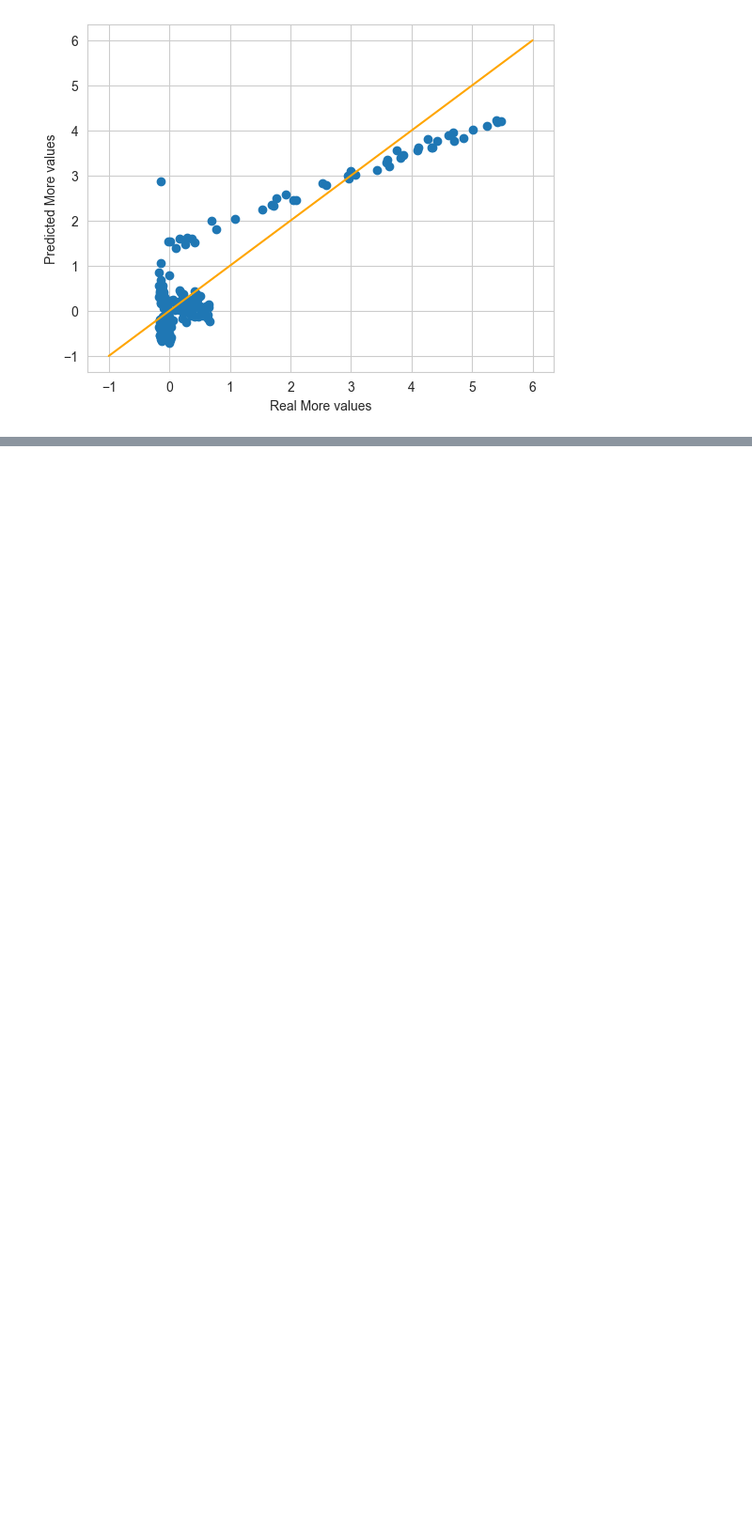
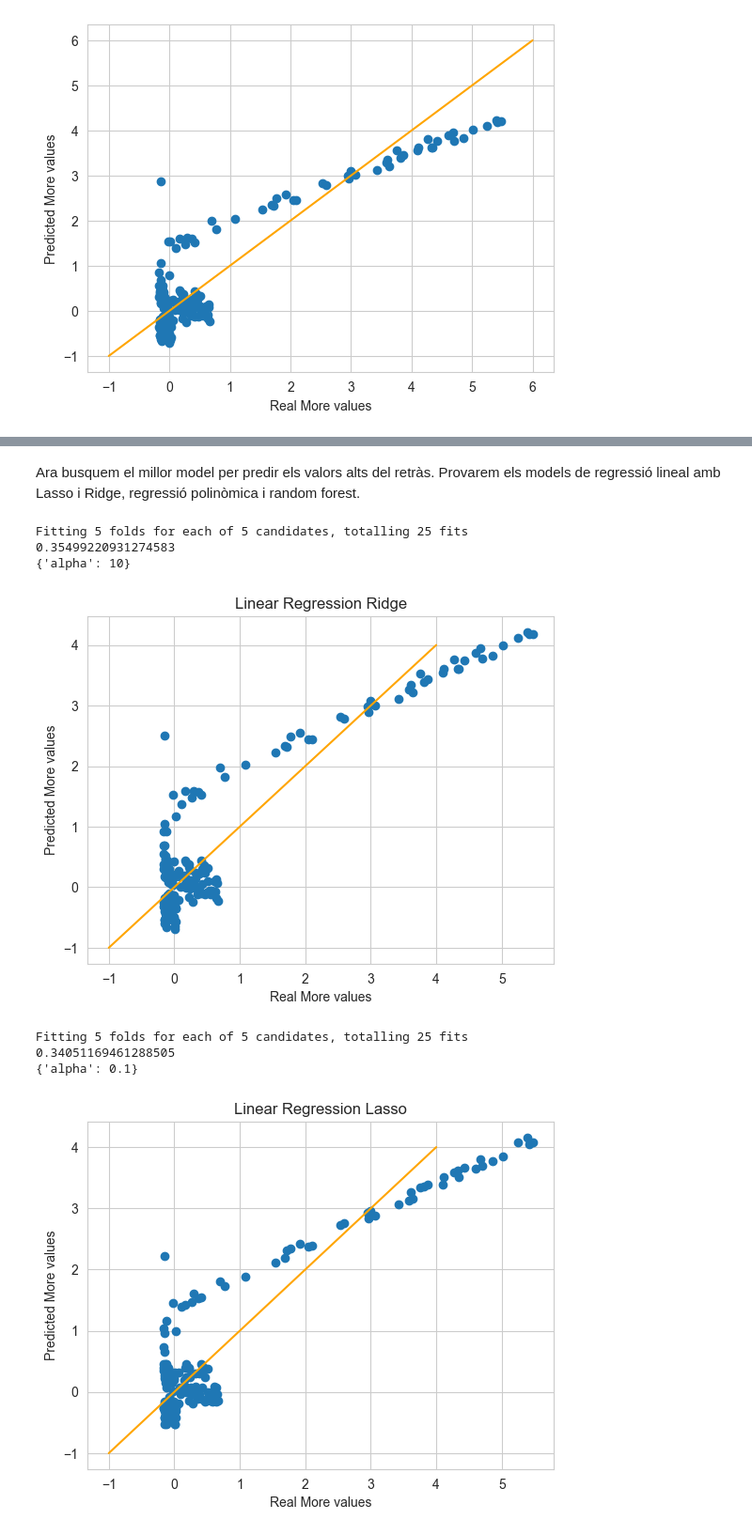
Before and after one commit to cmascarocatala/Kaggle_train_delay, a Jupyter notebook: Train_delay_analisy.ipynb, the cells around one changed output, grey strips where cells are left out. Shown at 94% size. Drawn from its saved outputs; the diff is of its cells as text; code cells hidden in the pictures; blank space fills up the shorter version.

```diff
--- a/Train_delay_analisy.ipynb
+++ b/Train_delay_analisy.ipynb
@@ -375,0 +456,45 @@ plt.show()
+# %% [markdown]
+Ara busquem el millor model per predir els valors alts del retràs. Provarem els models de regressió lineal amb Lasso i Ridge, regressió polinòmica i random forest.
+# %%
+param_more = {"alpha": [0.1, 1, 10, 100, 1000]}
+ridge=Ridge()
+grid_more_ridge = GridSearchCV(ridge, param_more, scoring='neg_mean_squared_error', n_jobs=-1, verbose=1)
+
+
+grid_more_ridge.fit(X_train_more, y_train_more)
+y_more_pred = grid_more_ridge.predict(X_test_more)
+mse = mean_squared_error(y_test_more, y_more_pred)
+print(mse)
+print(grid_more_ridge.best_params_)
+plt.scatter(y_test_more, y_more_pred)
+plt.title("Linear Regression Ridge")
+plt.xlabel("Real More values")
+plt.ylabel("Predicted More values")
+plt.plot([-1, 4], [-1, 4], c="orange")
+plt.show()
+
+lasso=Lasso()
+grid_more_lasso = GridSearchCV(lasso, param_more, scoring='neg_mean_squared_error', n_jobs=-1, verbose=1)
+
+
+grid_more_lasso.fit(X_train_more, y_train_more)
+y_more_pred = grid_more_lasso.predict(X_test_more)
+mse = mean_squared_error(y_test_more, y_more_pred)
+print(mse)
+print(grid_more_lasso.best_params_)
+
+plt.scatter(y_test_more, y_more_pred)
+plt.title("Linear Regression Lasso")
+plt.xlabel("Real More values")
+plt.ylabel("Predicted More values")
+plt.plot([-1, 4], [-1, 4], c="orange")
+plt.show()
+# %% [output]
+Fitting 5 folds for each of 5 candidates, totalling 25 fits
+0.35499220931274583
+{'alpha': 10}
+[figure, added]
+Fitting 5 folds for each of 5 candidates, totalling 25 fits
+0.34051169461288505
+{'alpha': 0.1}
+[figure, added]
```
Also changed, not shown: parts of 10 cells of this notebook.
